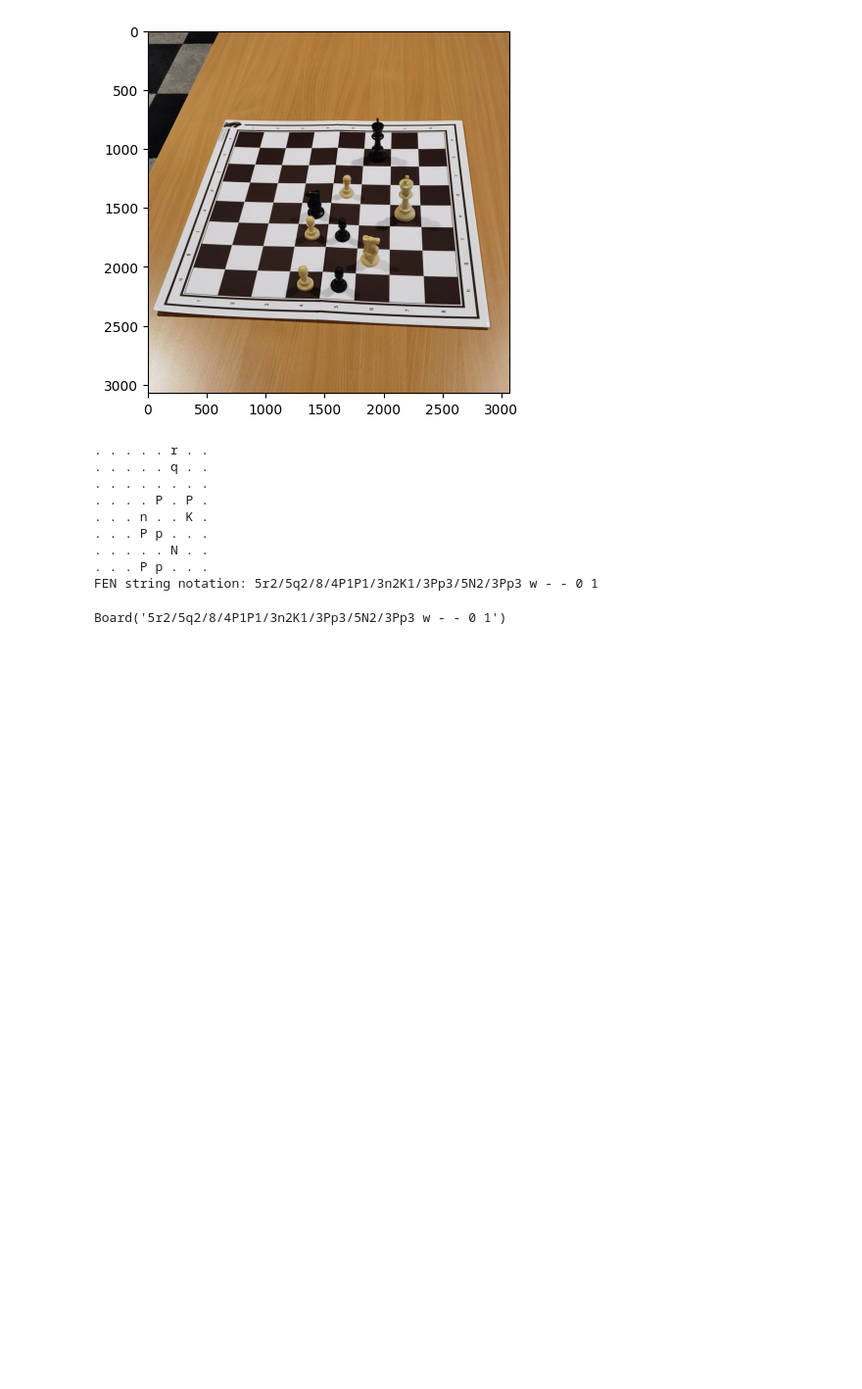
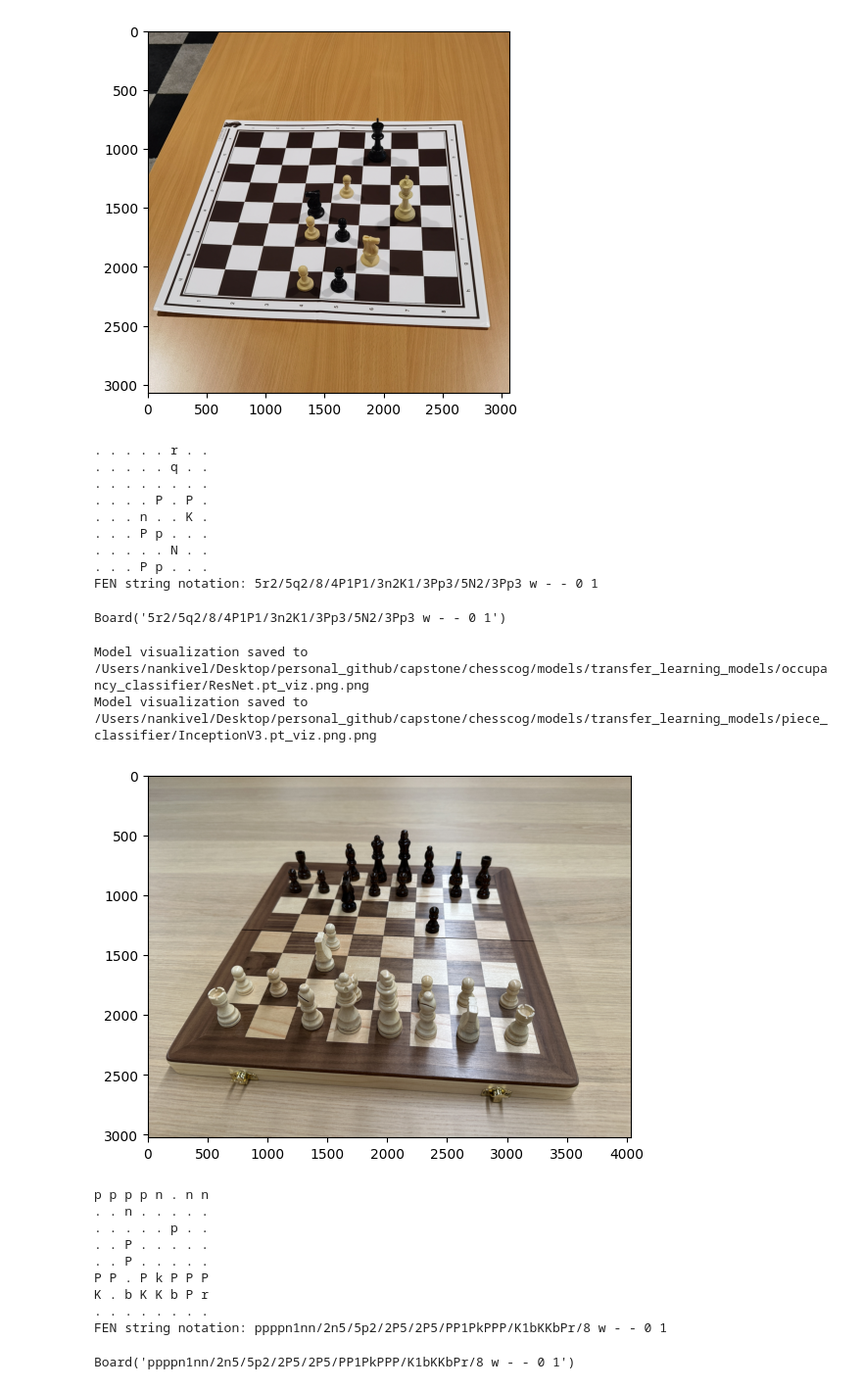
Before and after one commit to jimhcyang/ChessAnalytics_recommendation_and_vision, a Jupyter notebook: notebooks/chesscog.ipynb, the cells around one changed output. Shown at 98% size. Cells and saved outputs as stored; diff of their text form; code cells hidden in the pictures; blank space fills up the shorter version.

Commit message:
chesscog notebook new example

```diff
--- a/notebooks/chesscog.ipynb
+++ b/notebooks/chesscog.ipynb
@@ -84,6 +84,20 @@ Model visualization saved to /Users/nankivel/Desktop/personal_github/capstone/ch
 FEN string notation: 5r2/5q2/8/4P1P1/3n2K1/3Pp3/5N2/3Pp3 w - - 0 1
 Board('5r2/5q2/8/4P1P1/3n2K1/3Pp3/5N2/3Pp3 w - - 0 1')
 # %%
-board_3 = detect_board_state(get_raw_data_file("IMG_0439.JPG"))
+board_3 = detect_board_state(get_raw_data_file("IMG_0445.JPG"))
 print(f"FEN string notation: {board_3.fen()}")
 board_3
+# %% [output]
+Model visualization saved to /Users/nankivel/Desktop/personal_github/capstone/chesscog/models/transfer_learning_models/occupancy_classifier/ResNet.pt_viz.png.png
+Model visualization saved to /Users/nankivel/Desktop/personal_github/capstone/chesscog/models/transfer_learning_models/piece_classifier/InceptionV3.pt_viz.png.png
+[figure, added]
+p p p p n . n n
+. . n . . . . .
+. . . . . p . .
+. . P . . . . .
+. . P . . . . .
+P P . P k P P P
+K . b K K b P r
+. . . . . . . .
+FEN string notation: ppppn1nn/2n5/5p2/2P5/2P5/PP1PkPPP/K1bKKbPr/8 w - - 0 1
+Board('ppppn1nn/2n5/5p2/2P5/2P5/PP1PkPPP/K1bKKbPr/8 w - - 0 1')
```
